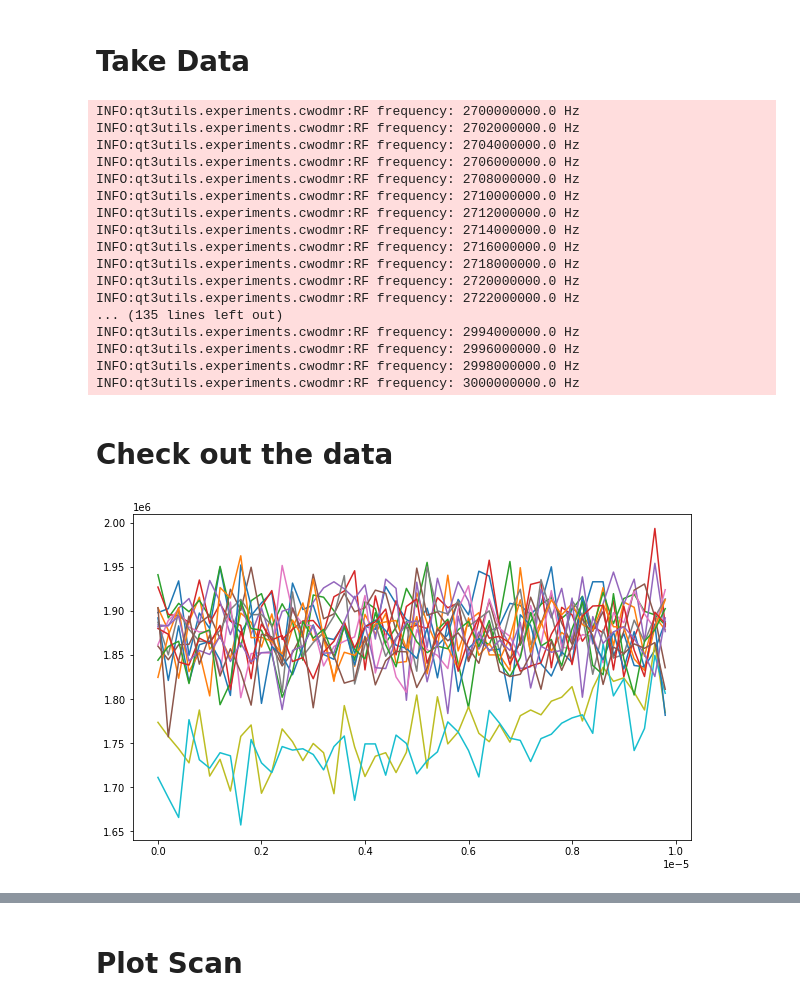
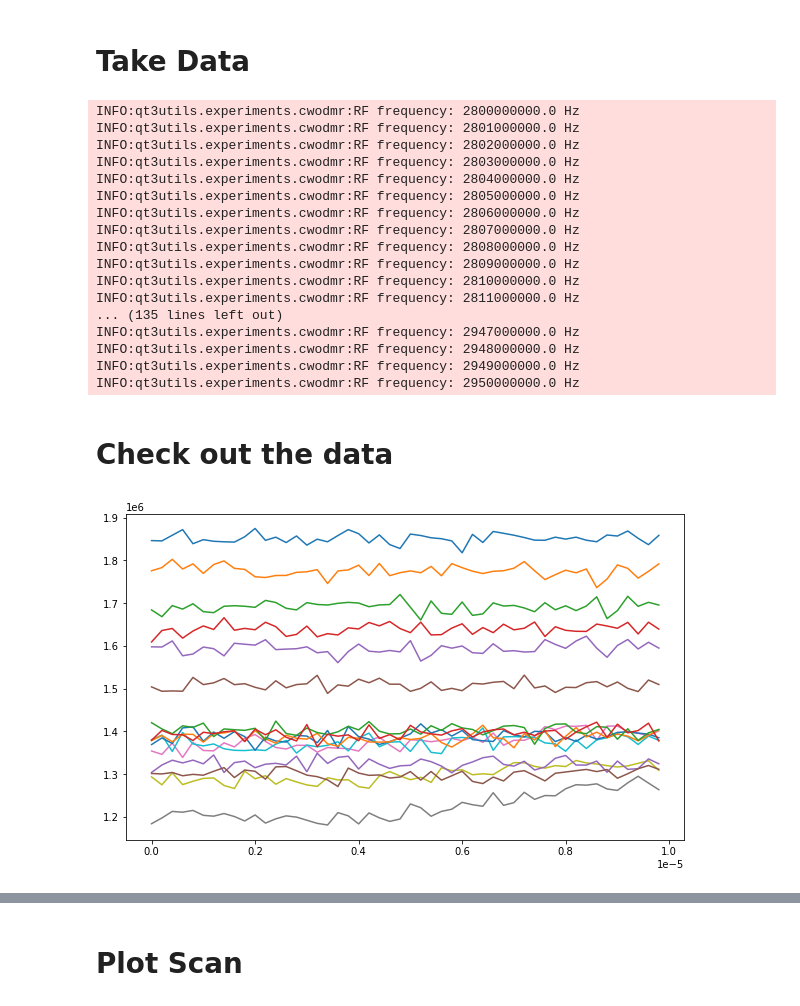
Before and after one commit to qt3uw/qt3-utils, a Jupyter notebook: examples/default_cwodmr.ipynb, the cells around one changed output, grey strips where cells are left out. Drawn from its saved outputs; the diff is of its cells as text; code cells hidden in the pictures.

Commit message:
Updates cwodmr example notebook to use new QCSapphCWODMRPulser

```diff
--- a/examples/default_cwodmr.ipynb
+++ b/examples/default_cwodmr.ipynb
@@ -41,10 +42,17 @@ pulser = qcsapphire.Pulser('COM4')
 rfsynth = qt3rfsynthcontrol.QT3SynthHD('COM5')
 # %%
 nidaq_config = qt3utils.nidaq.EdgeCounter('Dev1')
+# %%
+cwodmr_pulser = qt3utils.experiments.pulsers.qcsapphire.QCSapphCWODMRPulser(pulser_controller,
+                                                                            rf_channel = 'B',
+                                                                            clock_channel = 'C',
+                                                                            trigger_channel = 'D',
+                                                                            clock_period = 200e-9,
+                                                                            trigger_width = 300e-9)
 # %% [markdown]
 # Instantiate an experiment object
 # %%
-experiment = qt3utils.experiments.cwodmr.CWODMR(pulser, rfsynth, nidaq_config,
+experiment = qt3utils.experiments.cwodmr.CWODMR(cwodmr_pulser, rfsynth, nidaq_config,
                                             photon_counter_nidaq_terminal = 'PFI0',
                                             clock_nidaq_terminal = 'PFI12',
                                             trigger_nidaq_terminal = 'PFI1',
@@ -64,15 +72,15 @@ experiment.experimental_conditions()
 # %% [markdown]
 # Change conditions if desired
 # %%
-#cwodmr.freq_low = 2500e6
-#cwodmr.freq_high = 3200e6
-#cwodmr.freq_step = 1e6
-#cwodmr.rf_power
-#cwodmr.rf_width
+experiment.freq_low = 2800e6
+experiment.freq_high = 2950e6
+experiment.freq_step = 1e6
+#experiment.rf_power
+#experiment.rf_width
 # %% [markdown]
 # Take Data
 # %%
-scan_data = experiment.run(N_cycles=10000)
+scan_data = experiment.run(N_cycles=50000)
 
 # scan_data is a list where each element of the list is the result of the CWODMR data acquired at a particular frequency.
 
@@ -88,23 +96,23 @@ scan_data = experiment.run(N_cycles=10000)
 
 # ]
 # %% [output]
-INFO:qt3utils.experiments.cwodmr:RF frequency: 2700000000.0 Hz
-INFO:qt3utils.experiments.cwodmr:RF frequency: 2702000000.0 Hz
-INFO:qt3utils.experiments.cwodmr:RF frequency: 2704000000.0 Hz
-INFO:qt3utils.experiments.cwodmr:RF frequency: 2706000000.0 Hz
-INFO:qt3utils.experiments.cwodmr:RF frequency: 2708000000.0 Hz
-INFO:qt3utils.experiments.cwodmr:RF frequency: 2710000000.0 Hz
-INFO:qt3utils.experiments.cwodmr:RF frequency: 2712000000.0 Hz
-INFO:qt3utils.experiments.cwodmr:RF frequency: 2714000000.0 Hz
-INFO:qt3utils.experiments.cwodmr:RF frequency: 2716000000.0 Hz
-INFO:qt3utils.experiments.cwodmr:RF frequency: 2718000000.0 Hz
-INFO:qt3utils.experiments.cwodmr:RF frequency: 2720000000.0 Hz
-INFO:qt3utils.experiments.cwodmr:RF frequency: 2722000000.0 Hz
+INFO:qt3utils.experiments.cwodmr:RF frequency: 2800000000.0 Hz
+INFO:qt3utils.experiments.cwodmr:RF frequency: 2801000000.0 Hz
+INFO:qt3utils.experiments.cwodmr:RF frequency: 2802000000.0 Hz
+INFO:qt3utils.experiments.cwodmr:RF frequency: 2803000000.0 Hz
+INFO:qt3utils.experiments.cwodmr:RF frequency: 2804000000.0 Hz
+INFO:qt3utils.experiments.cwodmr:RF frequency: 2805000000.0 Hz
+INFO:qt3utils.experiments.cwodmr:RF frequency: 2806000000.0 Hz
+INFO:qt3utils.experiments.cwodmr:RF frequency: 2807000000.0 Hz
+INFO:qt3utils.experiments.cwodmr:RF frequency: 2808000000.0 Hz
+INFO:qt3utils.experiments.cwodmr:RF frequency: 2809000000.0 Hz
+INFO:qt3utils.experiments.cwodmr:RF frequency: 2810000000.0 Hz
+INFO:qt3utils.experiments.cwodmr:RF frequency: 2811000000.0 Hz
 ... (135 lines left out)
-INFO:qt3utils.experiments.cwodmr:RF frequency: 2994000000.0 Hz
-INFO:qt3utils.experiments.cwodmr:RF frequency: 2996000000.0 Hz
-INFO:qt3utils.experiments.cwodmr:RF frequency: 2998000000.0 Hz
-INFO:qt3utils.experiments.cwodmr:RF frequency: 3000000000.0 Hz
+INFO:qt3utils.experiments.cwodmr:RF frequency: 2947000000.0 Hz
+INFO:qt3utils.experiments.cwodmr:RF frequency: 2948000000.0 Hz
+INFO:qt3utils.experiments.cwodmr:RF frequency: 2949000000.0 Hz
+INFO:qt3utils.experiments.cwodmr:RF frequency: 2950000000.0 Hz
 # %% [markdown]
 # Check out the data
 # %%
@@ -113,14 +121,14 @@ def plot_trace(trace, N_cycles=1, clock_rate=1, label = None):
 # %%
 fig, ax = plt.subplots(figsize=(10,6))
 
 for scan in scan_data[::10]:
 
-    plot_trace(scan[1], experiment.N_cycles, clock_rate = 1./experiment.clock_period, label = scan[0])
+    plot_trace(scan[1], experiment.N_cycles, clock_rate = 1./experiment.pulser.clock_period, label = scan[0])
 
 # for freq in list(combined_scans.keys())[::5]:
 #     plot_trace(combined_scans[freq], cwodmr.N_cycles, clock_rate = 1./cwodmr.clock_period)
 # %% [output]
-[figure, old version]
+[figure, new version]
 # %%
 def plot_frequency(scan_data,  freq = 2870e6):
     frequencies = np.array([x[0] for x  in scan_data ])
```
Also changed, not shown: parts of 11 cells of this notebook.
